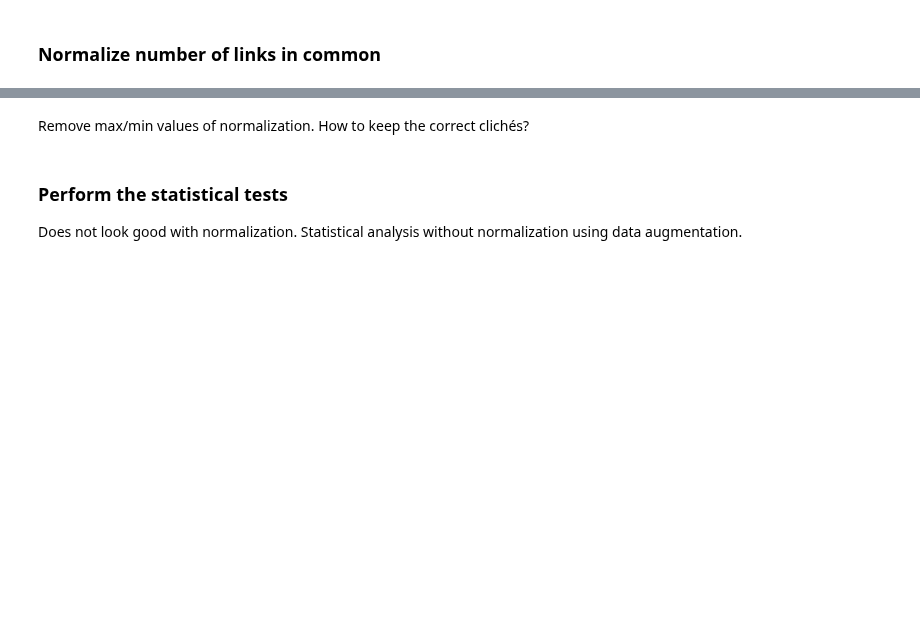
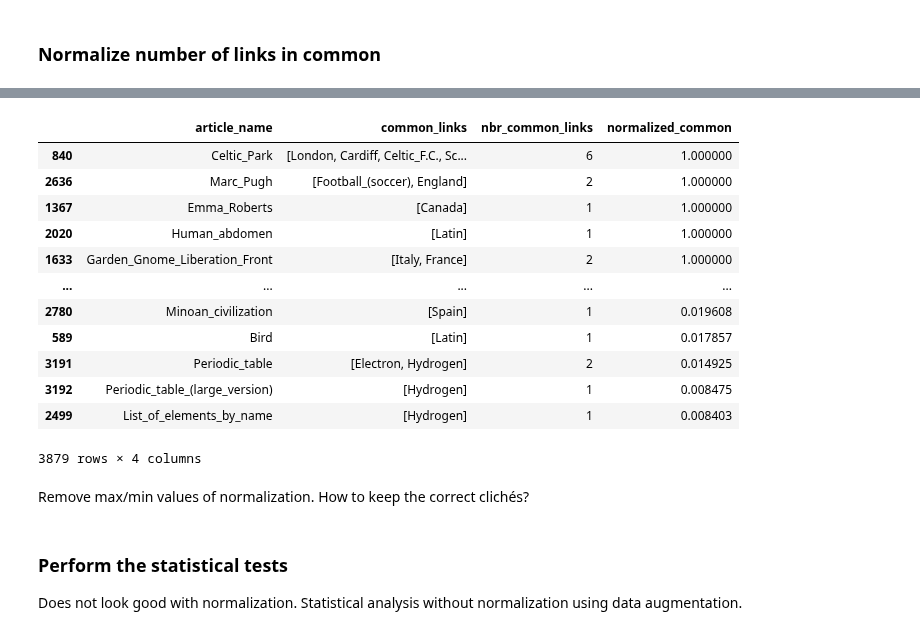
Before and after one commit to epfl-ada/ada-2023-project-abracadabra2023, a Jupyter notebook: nb.ipynb, the cells around one changed output, grey strips where cells are left out. Cells and saved outputs as stored; diff of their text form; code cells hidden in the pictures; blank space fills up the shorter version.

```diff
--- a/nb.ipynb
+++ b/nb.ipynb
@@ -593,24 +630,38 @@ display(no_zero_common_articles)
 # %%
 no_zero_common_articles_normalized_links = no_zero_common_articles.copy(deep=True)
 
 
 def normalize_links(article, size_common_links, size_total_links):
     # normalize number of links in common by number of links in article
     total_links_article = size_total_links.loc[article].values[0]
     return size_common_links / total_links_article
 
 
 # normalize number of links in common by number of links on article considered
 no_zero_common_articles_normalized_links["normalized_common"] = no_zero_common_articles[
-    ["article", "nbr_common_articles"]
+    ["article_name", "nbr_common_links"]
 ].apply(
     lambda row: normalize_links(
-        row["article"], row["nbr_common_articles"], df_nbr_links_by_articles
+        row["article_name"], row["nbr_common_links"], df_nbr_links_by_articles
     ),
     axis=1,
 )
 
 display(no_zero_common_articles_normalized_links.sort_values("normalized_common", ascending=False))
+# %% [output]
+|  | article_name | common_links | nbr_common_links | normalized_common |
+| 840 | Celtic_Park | [London, Cardiff, Celtic_F.C., Sc... | 6 | 1.000000 |
+| 2636 | Marc_Pugh | [Football_(soccer), England] | 2 | 1.000000 |
+| 1367 | Emma_Roberts | [Canada] | 1 | 1.000000 |
+| 2020 | Human_abdomen | [Latin] | 1 | 1.000000 |
+| 1633 | Garden_Gnome_Liberation_Front | [Italy, France] | 2 | 1.000000 |
+| ... | ... | ... | ... | ... |
+| 2780 | Minoan_civilization | [Spain] | 1 | 0.019608 |
+| 589 | Bird | [Latin] | 1 | 0.017857 |
+| 3191 | Periodic_table | [Electron, Hydrogen] | 2 | 0.014925 |
+| 3192 | Periodic_table_(large_version) | [Hydrogen] | 1 | 0.008475 |
+| 2499 | List_of_elements_by_name | [Hydrogen] | 1 | 0.008403 |
+3879 rows × 4 columns
 # %% [markdown]
 Remove max/min values of normalization. How to keep the correct clichés?
 # %% [markdown]
```
Also changed, not shown: parts of 24 cells of this notebook.
